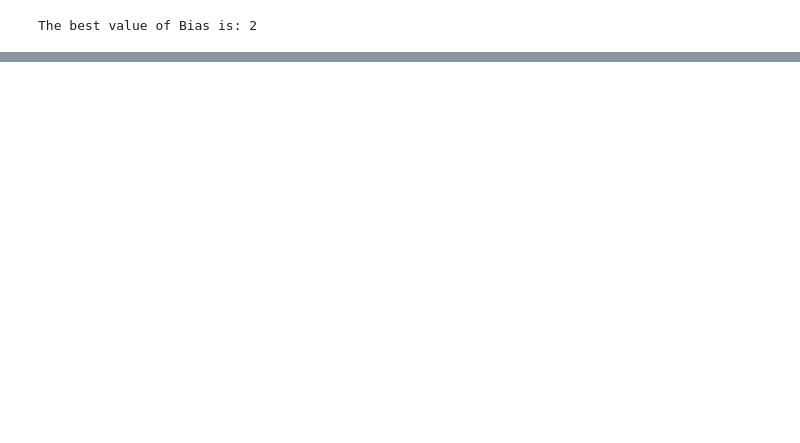
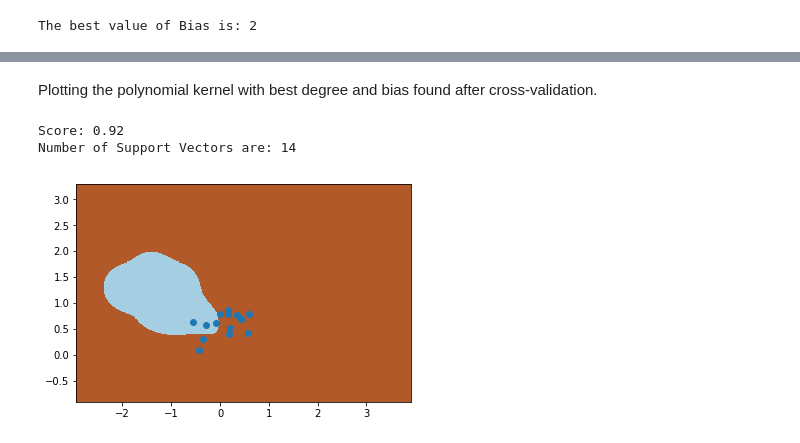
Before and after one commit to rohilrg/Machine-Learning-Practical-Session, a Jupyter notebook: Practical Session on SVM/SVM Practical Session.ipynb, the cells around one changed output, grey strips where cells are left out. Drawn from its saved outputs; the diff is of its cells as text; code cells hidden in the pictures; blank space fills up the shorter version.

```diff
--- a/Practical Session on SVM/SVM Practical Session.ipynb
+++ b/Practical Session on SVM/SVM Practical Session.ipynb
@@ -252,0 +276,19 @@ The best value of Bias is: 2
+# %% [markdown]
+Plotting the polynomial kernel with best degree and bias found after cross-validation.
+# %%
+SVMC5= SVC(kernel='poly', degree=3, coef0=2)
+SVMC5.fit(X,y)
+print('Score:',SVMC5.score(X,y))
+a= SVMC5.support_vectors_
+print('Number of Support Vectors are:', len(a))
+Z2 = SVMC2.predict(np.c_[xx.ravel(),yy.ravel()])
+Z2=Z2.reshape(xx.shape)
+plt.figure()
+plt.pcolormesh(xx,yy,Z2, cmap=plt.cm.Paired)
+# We plot also the training points
+plt.scatter(a[:, 0], a[:, 1], cmap=plt.cm.coolwarm)
+plt.show()
+# %% [output]
+Score: 0.92
+Number of Support Vectors are: 14
+[figure, added]
```
Also changed, not shown: parts of 8 cells of this notebook.
